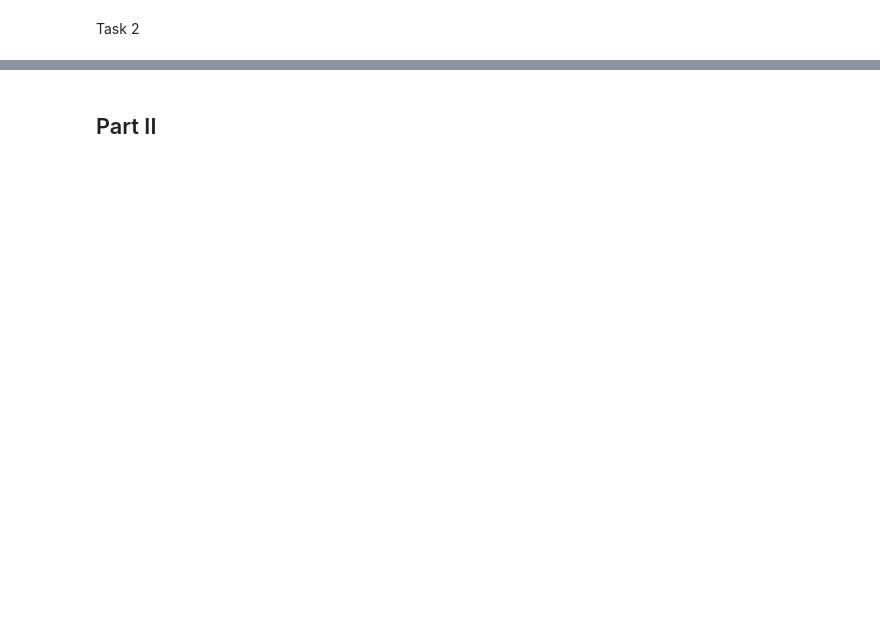
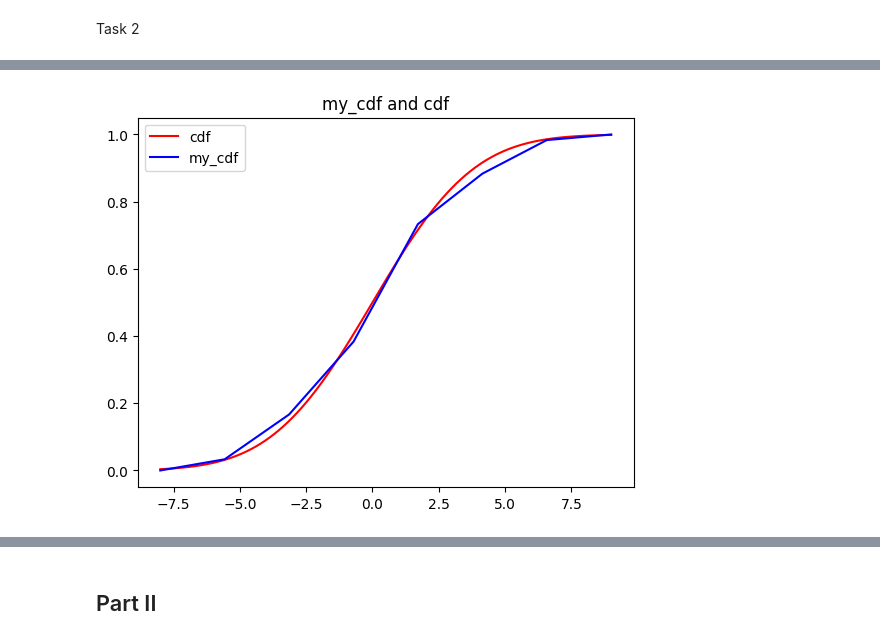
Before and after one commit to c0de1sl1fe/Probability, a Jupyter notebook: lab_1/main.ipynb, the cells around one changed output, grey strips where cells are left out. Saved outputs shown, nothing was run; the diff lists cells and outputs as text; code cells hidden in the pictures; blank space fills up the shorter version.

```diff
--- a/lab_1/main.ipynb
+++ b/lab_1/main.ipynb
@@ -135,0 +140,21 @@ plt.show()
+# %%
+arrayGraph = []
+tmp1= frequency/n
+for i in range(0, len(tmp1)):
+    arrayGraph.append(0)
+    for j in range (0, i):
+        arrayGraph[i]+=tmp1[j]
+print(tmp1, tmp1.sum())
+print(arrayGraph)
+
+
+cdfY = []
+for i in arrayGraph:
+    cdfY.append(i)
+cdfY.append(1)
+cdfX = []
+for i in intervals:
+    cdfX.append(i)
+
+print((cdfX))
+print((cdfY))
@@ -135,0 +167,18 @@ plt.show()
+# %%
+# fig, ax = plt.subplots()
+# for i in range(0, len(arrayGraph)):
+#     ax.hlines(y=arrayGraph[i], xmin=intervals[i], xmax=intervals[i+1], linewidth=2, color='r')
+
+# ax.hlines(y=1, xmin=intervals[len(intervals)-1], xmax=intervals[len(intervals)-1]+10, linewidth=2, color='r')
+# ax.hlines(y=0, xmin=intervals[0]-10, xmax=intervals[0], linewidth=2, color='r')
+# plt.plot(x, sts.norm.cdf(x, a, sigma))
+
+x = np.linspace(min_smpl, max_smpl, 100)
+plt.plot(x, sts.norm.cdf(x, a, sigma), color="red")
+
+plt.plot(cdfX, cdfY, color="blue")
+plt.legend(['cdf', 'my_cdf'])
+plt.title("my_cdf and cdf")
+plt.show()
+# %% [output]
+[figure, added]
```
Also changed, not shown: parts of 19 cells of this notebook.
